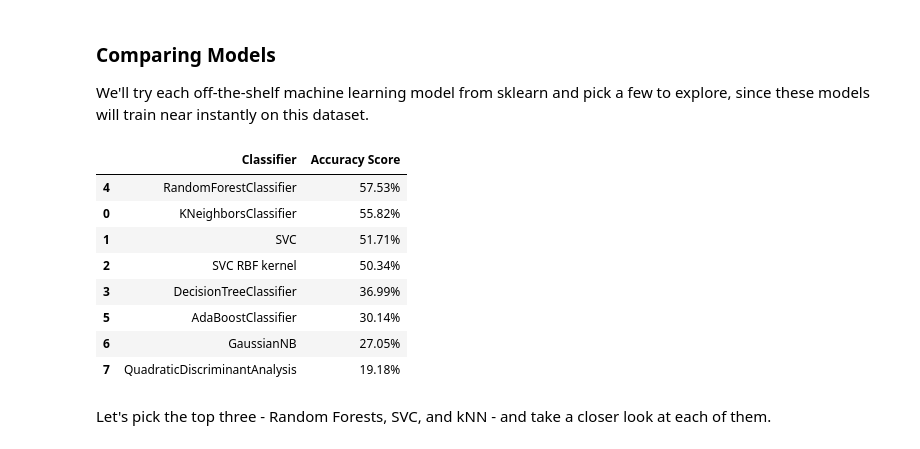
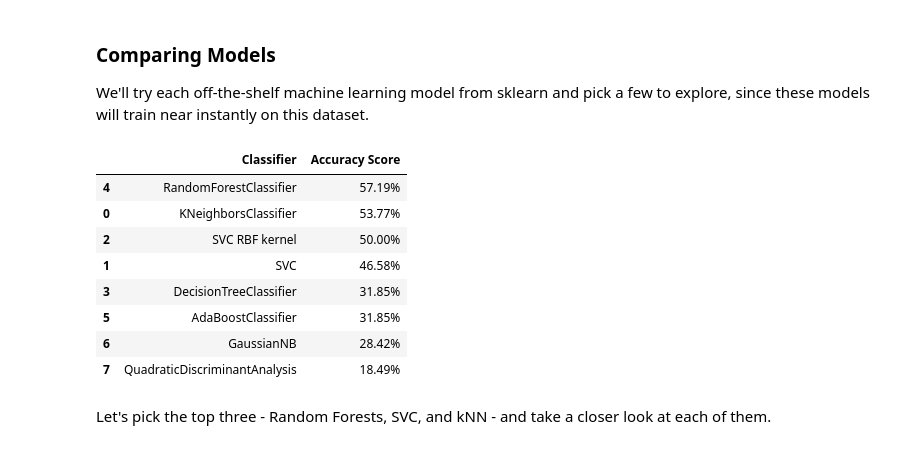
Before and after one commit to chrisangelothomas/Week3-ClassicML, a Jupyter notebook: Week_3_MachineLearning.ipynb, the cells around one changed output. Saved outputs shown, nothing was run; the diff lists cells and outputs as text; code cells hidden in the pictures.

```diff
--- a/Week_3_MachineLearning.ipynb
+++ b/Week_3_MachineLearning.ipynb
@@ -428,41 +431,41 @@ We'll try each off-the-shelf machine learning model from sklearn and pick a few
 # %%
 from sklearn.neighbors import KNeighborsClassifier
 from sklearn.svm import SVC
 from sklearn.tree import DecisionTreeClassifier
 from sklearn.ensemble import RandomForestClassifier, AdaBoostClassifier
 from sklearn.naive_bayes import GaussianNB
 from sklearn.discriminant_analysis import QuadraticDiscriminantAnalysis
 
 classification_models = [
     KNeighborsClassifier(),#(3),
     SVC(kernel='linear'),#, C=0.025),
     SVC(kernel='rbf'),
     DecisionTreeClassifier(),#max_depth=5),
     RandomForestClassifier(),#max_depth=5, n_estimators=10, max_features=1),
     AdaBoostClassifier(),
     GaussianNB(),
     QuadraticDiscriminantAnalysis()]
 
 scores = []
 for model in classification_models:
-    model.fit(X_train_minmax, y_train)
-    score = model.score(X_test_minmax, y_test)
+    model.fit(X_train_scaled, y_train)
+    score = model.score(X_test_scaled, y_test)
     model_name = type(model).__name__
     if model_name=='SVC' and model.kernel=='rbf': model_name+=' RBF kernel'
     scores.append((model_name,(f'{100*score:.2f}%')))
 # Make it pretty
 scores_df = pd.DataFrame(scores,columns=['Classifier','Accuracy Score'])
 scores_df.sort_values(by='Accuracy Score',axis=0,ascending=False)
 # %% [output]
 |  | Classifier | Accuracy Score |
-| 4 | RandomForestClassifier | 57.53% |
-| 0 | KNeighborsClassifier | 55.82% |
-| 1 | SVC | 51.71% |
-| 2 | SVC RBF kernel | 50.34% |
-| 3 | DecisionTreeClassifier | 36.99% |
-| 5 | AdaBoostClassifier | 30.14% |
-| 6 | GaussianNB | 27.05% |
-| 7 | QuadraticDiscriminantAnalysis | 19.18% |
+| 4 | RandomForestClassifier | 57.19% |
+| 0 | KNeighborsClassifier | 53.77% |
+| 2 | SVC RBF kernel | 50.00% |
+| 1 | SVC | 46.58% |
+| 3 | DecisionTreeClassifier | 31.85% |
+| 5 | AdaBoostClassifier | 31.85% |
+| 6 | GaussianNB | 28.42% |
+| 7 | QuadraticDiscriminantAnalysis | 18.49% |
 # %% [markdown]
 Let's pick the top three - Random Forests, SVC, and kNN - and take a closer look at each of them.
 # %% [markdown]
```
Also changed, not shown: parts of 9 cells of this notebook.
